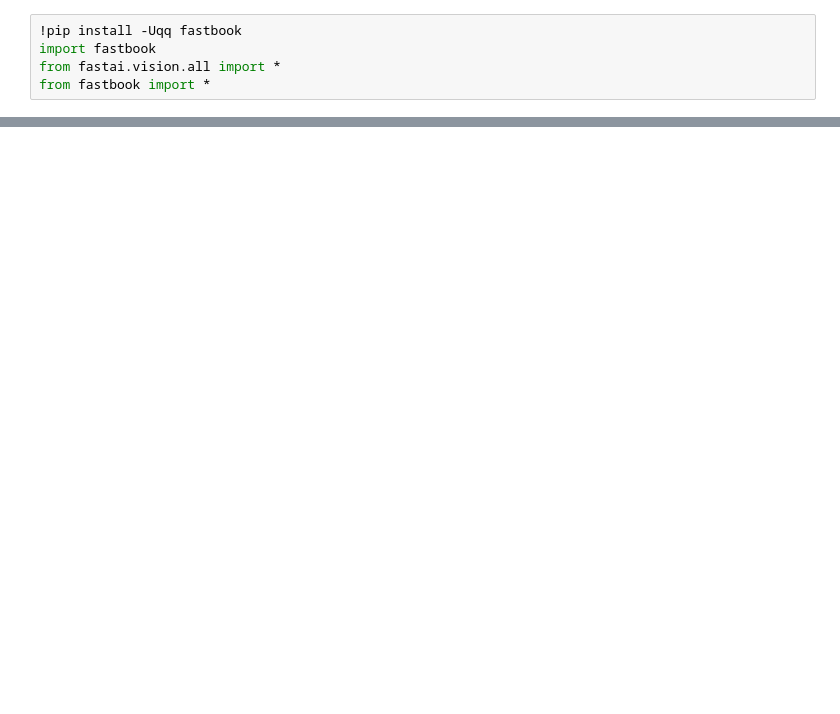
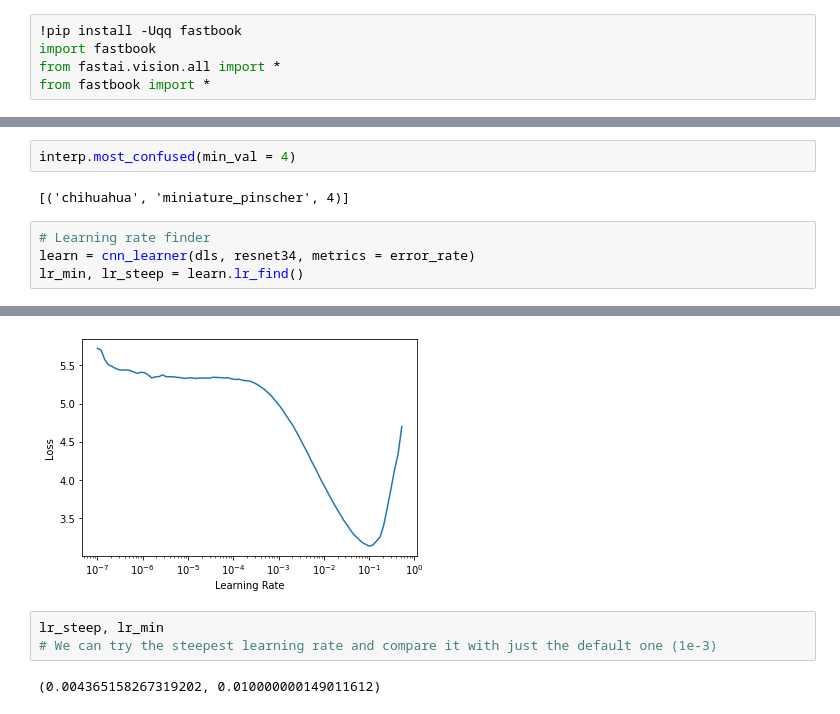
Before and after one commit to george-kan/fastai, a Jupyter notebook: Chapter5/Chapter_5_notes.ipynb, the cells around one changed output, grey strips where cells are left out. Cells and saved outputs as stored; diff of their text form; blank space fills up the shorter version.

```diff
--- a/Chapter5/Chapter_5_notes.ipynb
+++ b/Chapter5/Chapter_5_notes.ipynb
@@ -38,0 +157,9 @@ dls = pets.dataloaders(path/"images")
+# %%
+interp.most_confused(min_val = 4)
+# %% [output]
+[('chihuahua', 'miniature_pinscher', 4)]
+# %%
+# Learning rate finder
+learn = cnn_learner(dls, resnet34, metrics = error_rate)
+lr_min, lr_steep = learn.lr_find()
+# %% [output]
@@ -38,0 +168,6 @@ dls = pets.dataloaders(path/"images")
+[figure, added]
+# %%
+lr_steep, lr_min
+# We can try the steepest learning rate and compare it with just the default one (1e-3)
+# %% [output]
+(0.004365158267319202, 0.010000000149011612)
```
Also changed, not shown: parts of 23 cells of this notebook.
